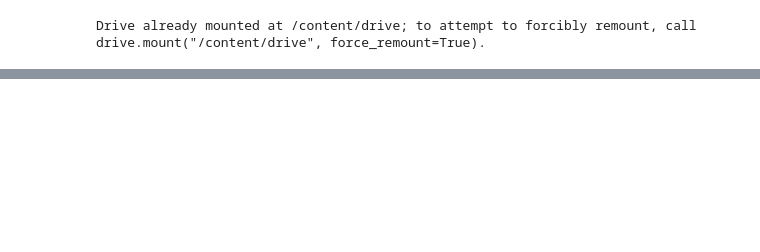
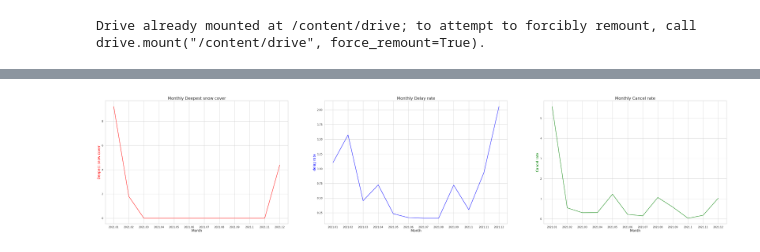
Before and after one commit to JS0206/Data_Analysys_Programming, a Jupyter notebook: 데이터분석프로젝트.ipynb, the cells around one changed output, grey strips where cells are left out. Saved outputs shown, nothing was run; the diff lists cells and outputs as text; code cells hidden in the pictures; blank space fills up the shorter version.

```diff
--- a/데이터분석프로젝트.ipynb
+++ b/데이터분석프로젝트.ipynb
@@ -132,0 +146,28 @@ plt.show()
+# %%
+sns.set(style="whitegrid")
+
+# 그래프 그리기
+fig, ax3 = plt.subplots(1,3,figsize=(50, 10))
+
+# 첫 번째 축 (운항 및 여객 그래프)
+
+ax3[0].set_xlabel('Month', fontsize=15)
+ax3[0].set_ylabel('Deepest snow cover', color= 'red', fontsize=15)
+ax3[0].plot(weather.index, weather['최심적설 (cm)'], color= 'red')
+
+ax3[1].set_xlabel('Month', fontsize=15)
+ax3[1].set_ylabel('delay rate', color= 'blue', fontsize=15)
+ax3[1].plot(weather.index, delay_stat['지연율'], color= 'blue')
+
+ax3[2].set_xlabel('Month', fontsize=15)
+ax3[2].set_ylabel('Cancel rate', color= 'green', fontsize=15)
+ax3[2].plot(weather.index, cancel_stat['결항률'], color= 'green')
+
+ax3[0].set_title("Monthly Deepest snow cover",fontsize = 18)
+ax3[1].set_title("Monthly Delay rate",fontsize = 18)
+ax3[2].set_title("Monthly Cancel rate",fontsize = 18)
+
+# 그래프 출력
+plt.show()
+# %% [output]
+[figure, added]
```
Also changed, not shown: parts of 6 cells of this notebook.
